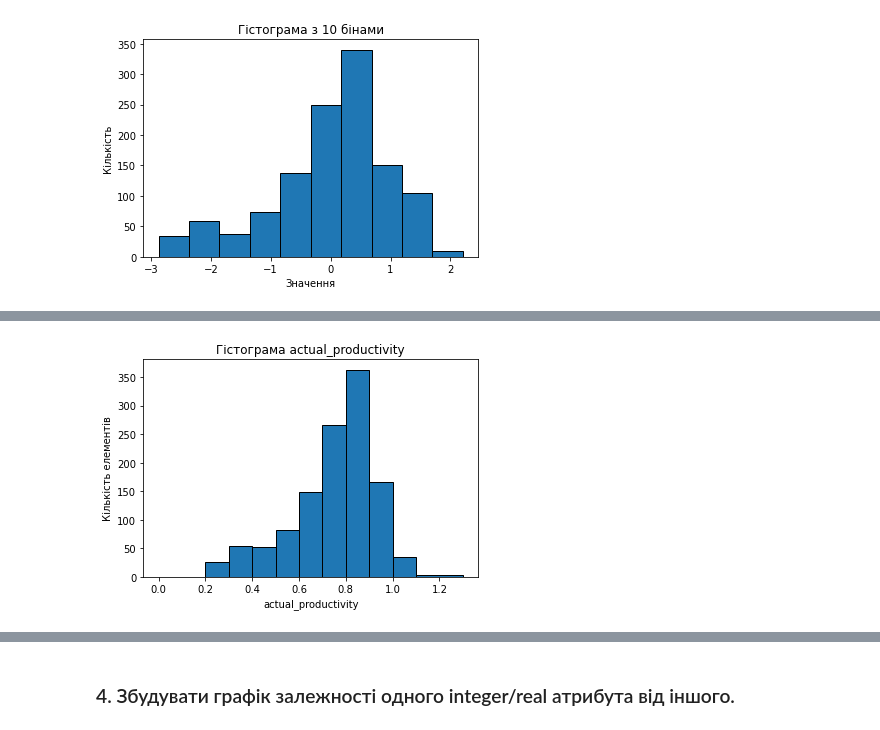
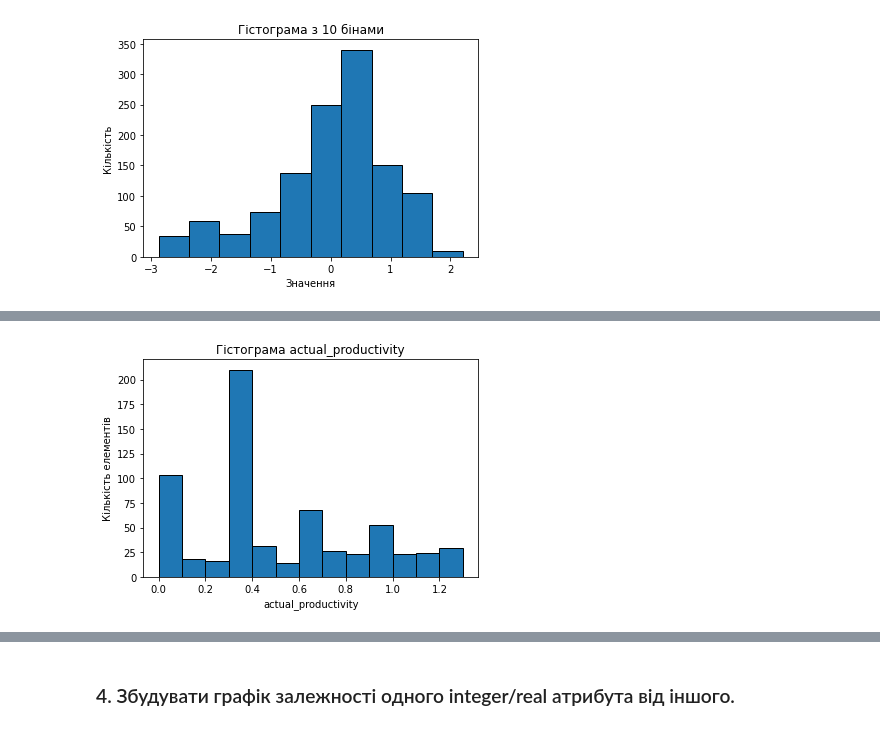
Before and after one commit to gre1wy/SpecialProgrammingSections, a Jupyter notebook: Lab3/Lab4_2.ipynb, the cells around one changed output, grey strips where cells are left out. Drawn from its saved outputs; the diff is of its cells as text; code cells hidden in the pictures.

```diff
--- a/Lab3/Lab4_2.ipynb
+++ b/Lab3/Lab4_2.ipynb
@@ -107,6 +108,11 @@ dtypes: float64(6), int64(5), object(4)
 memory usage: 140.4+ KB
 # %%
 df['team'] = df['team'].astype(object)
+df['no_of_style_change'] = df['no_of_style_change'].astype(object)
+df['no_of_workers'] = df['no_of_workers'].astype(object)
+df['over_time'] = df['over_time'].astype(float)
+df['incentive'] = df['incentive'].astype(float)
+df['idle_men'] = df['idle_men'].astype(float)
 df.info()
 # %% [output]
 <class 'pandas.core.frame.DataFrame'>
@@ -233,4 +299,4 @@ array(['finishing'], dtype=object)
 **wip: Work in progress. Includes the number of unfinished items for products** <br>
 So we can assume that NaN in column "wip" is set only for department "finishing" and it means that we can change it to 0 because it displays that there is no number of unfinished items for products when it goes to department finishing
 # %%
-df = df.fillna(0)
+df.fillna(0, inplace=True)
@@ -277,8 +367,3 @@ array(['1/1/2015', 'Quarter1', 'sweing', 'Thursday', 8, 0.8, 26.16,
 sklearn.preprocessing).
 # %% [markdown]
 ### Normalization
-# %%
-df_sel_types = df.select_dtypes(include=['number']).drop(columns=['team',"no_of_workers","no_of_style_change"])
-df_norm = (df_sel_types- df_sel_types.min()) / (df_sel_types.max() - df_sel_types.min())
-df_to_concat=df.drop(columns=df_norm.columns.to_list())
-df_normis = pd.concat((df_to_concat, df_norm), axis=1)
@@ -326,6 +437,9 @@ arr_normalized = f(arr)
 # %% [markdown]
 ### Standartization
 # %%
-df_sel_types = df.select_dtypes(include=['number'])
-df_st = (df_sel_types-df_sel_types.mean())/df_sel_types.std()
-df_stand = pd.concat([df.select_dtypes(exclude=['number']), df_st], axis=1)
+def f2_stand_df():
+    df_sel_types = df.select_dtypes(include=['number'])
+    df_st = (df_sel_types-df_sel_types.mean())/df_sel_types.std()
+    df_stand = pd.concat([df.select_dtypes(exclude=['number']), df_st], axis=1)
+    return df_stand
+df_stand = f2_stand_df()
@@ -421,10 +512,12 @@ plt.show()
 # %%
-attribute_to_plot = 'actual_productivity'
-custom_bins = [0, 0.2, 0.3, 0.4, 0.5, 0.6, 0.7, 0.8, 0.9, 1.0, 1.1, 1.3]
-plt.hist(df[attribute_to_plot], bins=custom_bins, edgecolor='k')
-plt.xlabel(attribute_to_plot)
-plt.ylabel('Кількість елементів')
-plt.title(f'Гістограма {attribute_to_plot}')
-plt.show()
+def plot_df_choosebins():
+    attribute_to_plot = 'actual_productivity'
+    custom_bins = [0, 0.1, 0.2, 0.3, 0.4, 0.5, 0.6, 0.7, 0.8, 0.9, 1.0, 1.1, 1.2, 1.3]
+    plt.hist(df_stand[attribute_to_plot], bins=custom_bins, edgecolor='k')
+    plt.xlabel(attribute_to_plot)
+    plt.ylabel('Кількість елементів')
+    plt.title(f'Гістограма {attribute_to_plot}')
+    plt.show()
+plot_df_choosebins()
 # %% [output]
-[figure, old version]
+[figure, new version]
```
Also changed, not shown: parts of 48 cells of this notebook.
